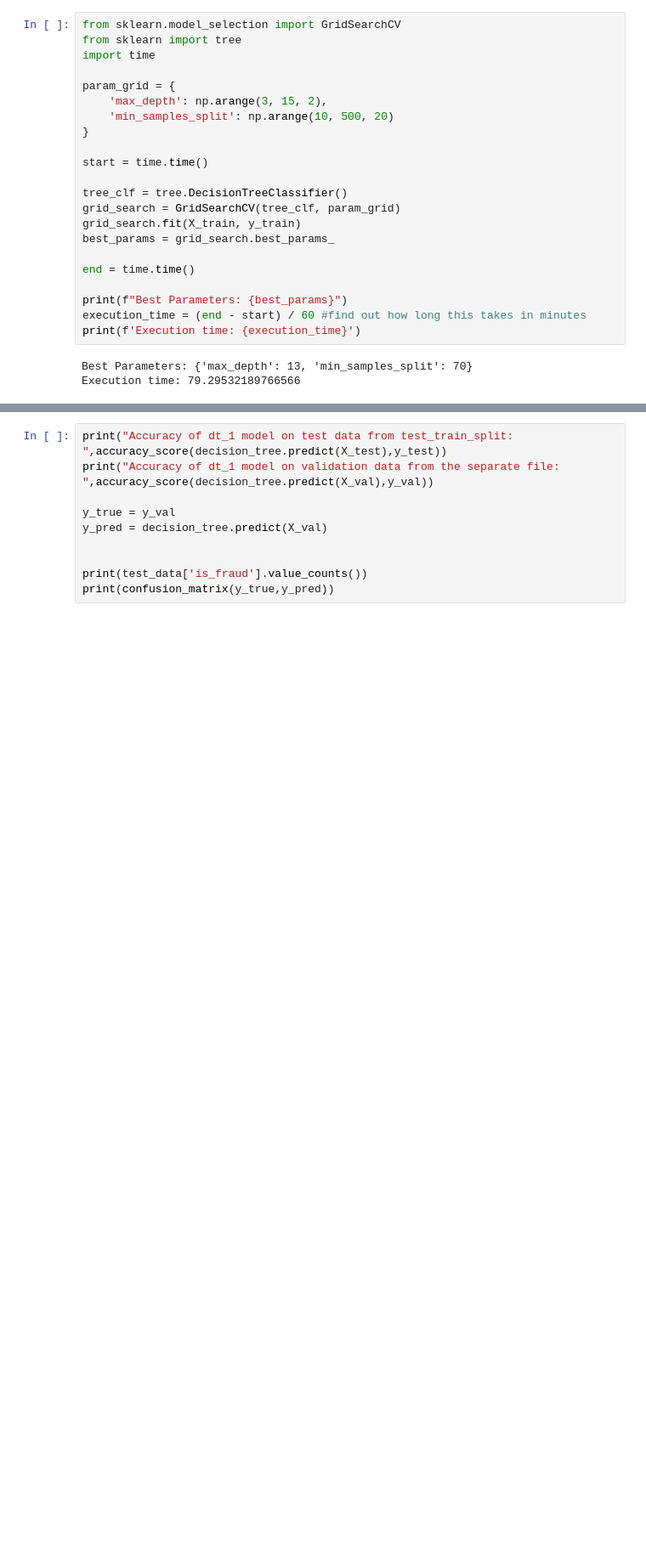
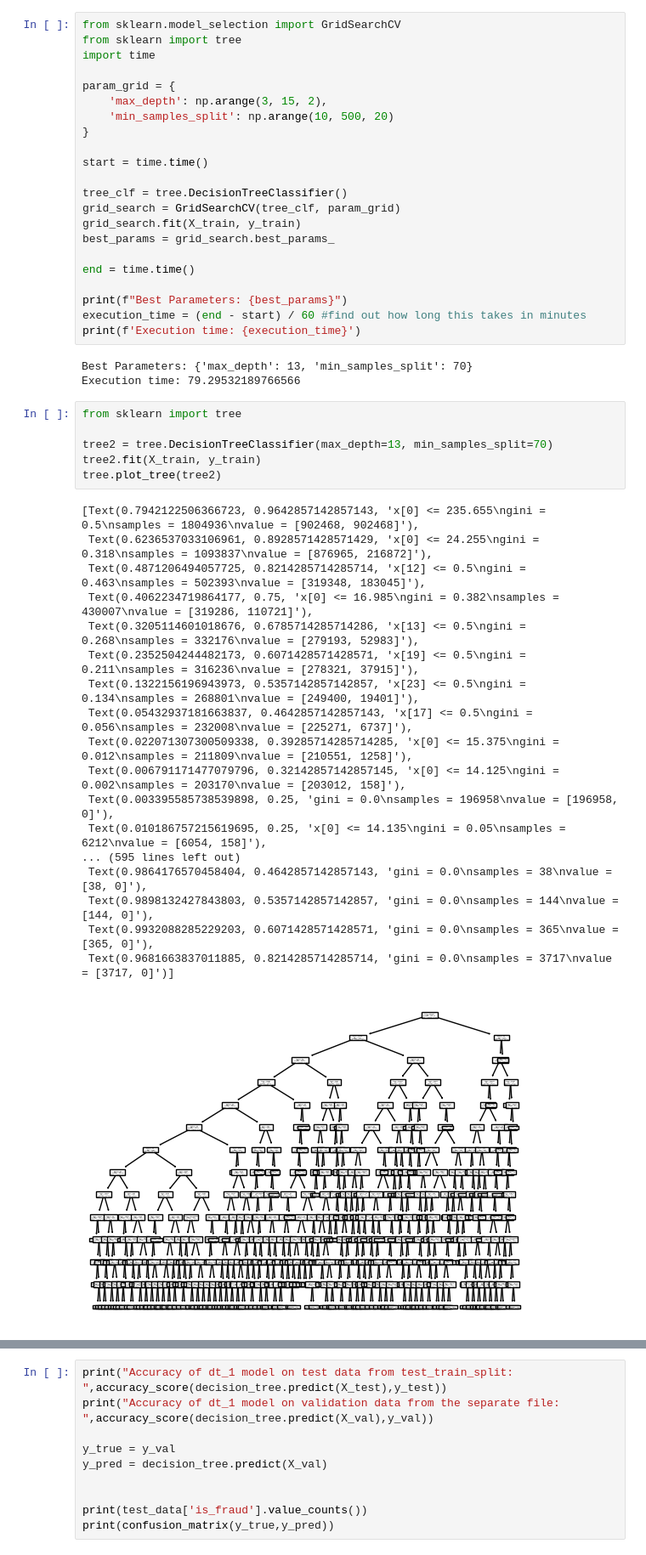
Before and after one commit to maarekarmenoras/IDS-project, a Jupyter notebook: project_file.ipynb, the cells around one changed output, grey strips where cells are left out. Shown: that part at 85% size. Drawn from its saved outputs; the diff is of its cells as text; blank space fills up the shorter version.

Commit message:
analysis of best decision tree

```diff
--- a/project_file.ipynb
+++ b/project_file.ipynb
@@ -374,3 +358,28 @@ print(f'Execution time: {execution_time}')
 # %% [output]
 Best Parameters: {'max_depth': 13, 'min_samples_split': 70}
 Execution time: 79.29532189766566
+# %%
+from sklearn import tree
+
+tree2 = tree.DecisionTreeClassifier(max_depth=13, min_samples_split=70)
+tree2.fit(X_train, y_train)
+tree.plot_tree(tree2)
+# %% [output]
+[Text(0.7942122506366723, 0.9642857142857143, 'x[0] <= 235.655\ngini = 0.5\nsamples = 1804936\nvalue = [902468, 902468]'),
+ Text(0.6236537033106961, 0.8928571428571429, 'x[0] <= 24.255\ngini = 0.318\nsamples = 1093837\nvalue = [876965, 216872]'),
+ Text(0.4871206494057725, 0.8214285714285714, 'x[12] <= 0.5\ngini = 0.463\nsamples = 502393\nvalue = [319348, 183045]'),
+ Text(0.4062234719864177, 0.75, 'x[0] <= 16.985\ngini = 0.382\nsamples = 430007\nvalue = [319286, 110721]'),
+ Text(0.3205114601018676, 0.6785714285714286, 'x[13] <= 0.5\ngini = 0.268\nsamples = 332176\nvalue = [279193, 52983]'),
+ Text(0.2352504244482173, 0.6071428571428571, 'x[19] <= 0.5\ngini = 0.211\nsamples = 316236\nvalue = [278321, 37915]'),
+ Text(0.1322156196943973, 0.5357142857142857, 'x[23] <= 0.5\ngini = 0.134\nsamples = 268801\nvalue = [249400, 19401]'),
+ Text(0.05432937181663837, 0.4642857142857143, 'x[17] <= 0.5\ngini = 0.056\nsamples = 232008\nvalue = [225271, 6737]'),
+ Text(0.022071307300509338, 0.39285714285714285, 'x[0] <= 15.375\ngini = 0.012\nsamples = 211809\nvalue = [210551, 1258]'),
+ Text(0.006791171477079796, 0.32142857142857145, 'x[0] <= 14.125\ngini = 0.002\nsamples = 203170\nvalue = [203012, 158]'),
+ Text(0.003395585738539898, 0.25, 'gini = 0.0\nsamples = 196958\nvalue = [196958, 0]'),
+ Text(0.010186757215619695, 0.25, 'x[0] <= 14.135\ngini = 0.05\nsamples = 6212\nvalue = [6054, 158]'),
+... (595 lines left out)
+ Text(0.9864176570458404, 0.4642857142857143, 'gini = 0.0\nsamples = 38\nvalue = [38, 0]'),
+ Text(0.9898132427843803, 0.5357142857142857, 'gini = 0.0\nsamples = 144\nvalue = [144, 0]'),
+ Text(0.9932088285229203, 0.6071428571428571, 'gini = 0.0\nsamples = 365\nvalue = [365, 0]'),
+ Text(0.9681663837011885, 0.8214285714285714, 'gini = 0.0\nsamples = 3717\nvalue = [3717, 0]')]
+[figure, added]
```
Also changed, not shown: parts of 3 cells of this notebook.
